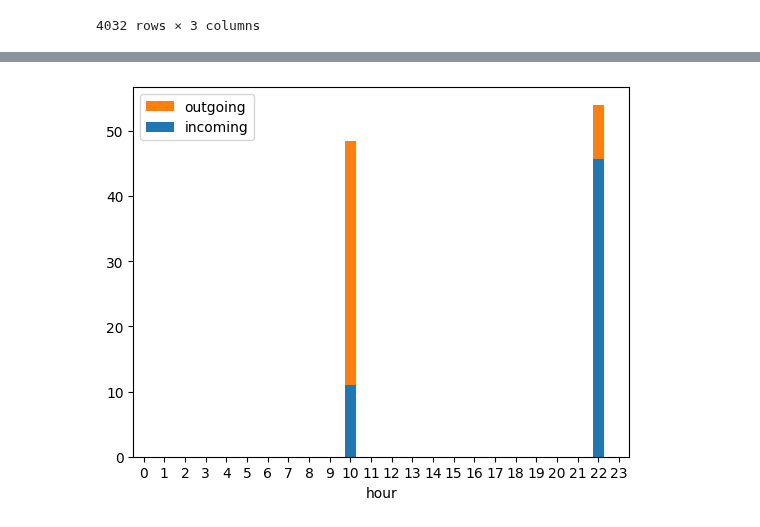
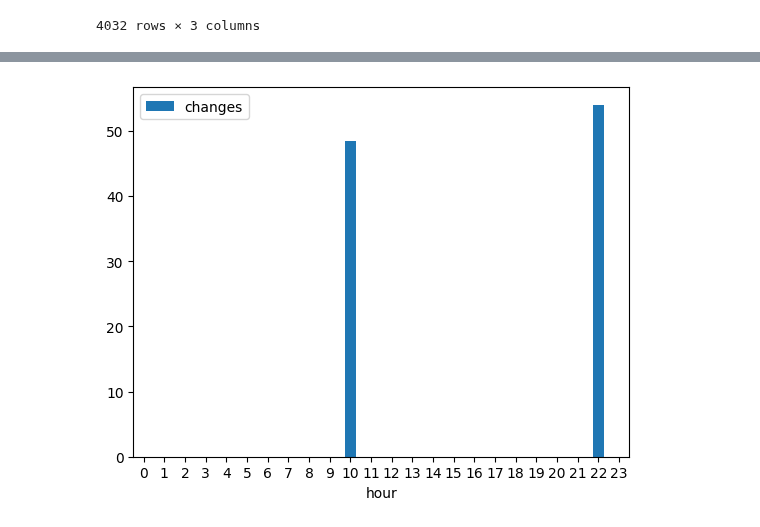
Before and after one commit to Mkranj/BajsBoard, a Jupyter notebook: notebooks/analyse_stations.ipynb, the cells around one changed output, grey strips where cells are left out. Saved outputs shown, nothing was run; the diff lists cells and outputs as text; code cells hidden in the pictures.

Commit message:
add fn for plotting changes at a station

```diff
--- a/notebooks/analyse_stations.ipynb
+++ b/notebooks/analyse_stations.ipynb
@@ -487,5 +482,4 @@ tkt = hourly.xs(station)
-# %%
-ax = tkt.plot(kind = "bar", y = ["incoming", "outgoing"], stacked = True, legend = "reverse")
-ax.tick_params(axis = "x", labelrotation=0)
-# %% [output]
-[figure, removed]
+# %%
+_ = plot_hourly_bar(hourly.loc[station], changes_type = "total")
+# %% [output]
+[figure, added]
```
Also changed, not shown: parts of 4 cells of this notebook, 1 other file.
